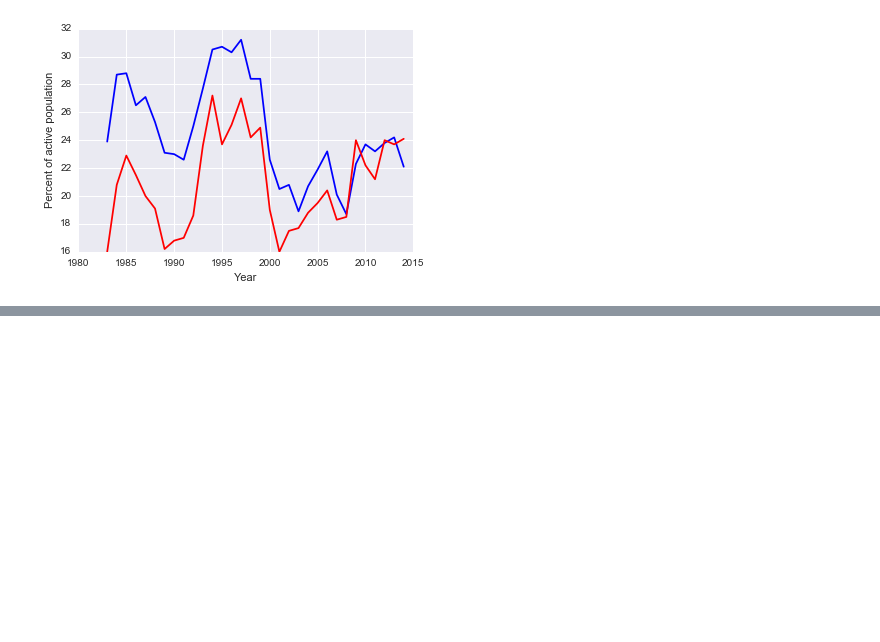
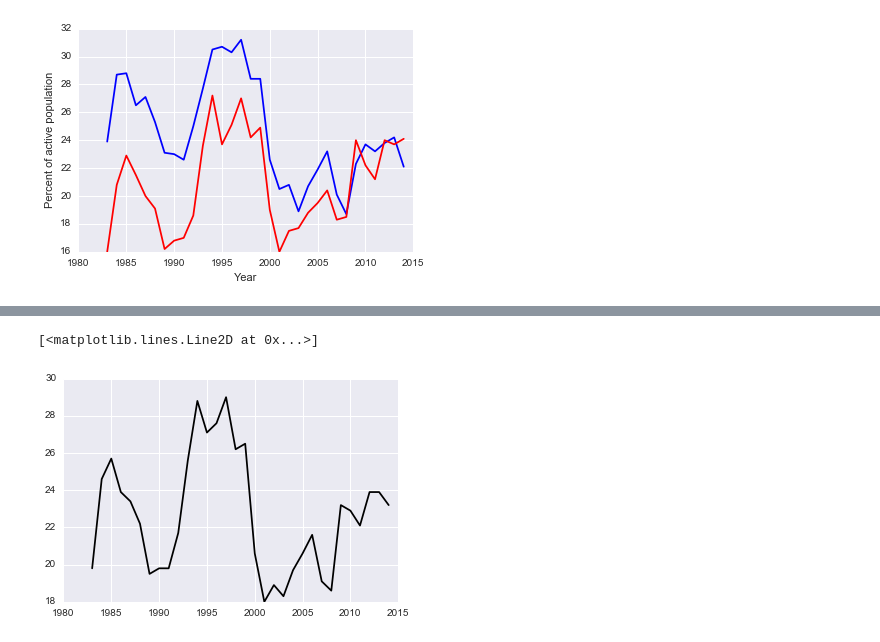
Before and after one commit to JGregoir/EuroDev, a Jupyter notebook: EuroDevUnemployment.ipynb, the cells around one changed output, grey strips where cells are left out. Drawn from its saved outputs; the diff is of its cells as text; code cells hidden in the pictures; blank space fills up the shorter version.

```diff
--- a/EuroDevUnemployment.ipynb
+++ b/EuroDevUnemployment.ipynb
@@ -51,0 +69,5 @@ dframe.shape
+# %%
+plt.plot(France_UEM_TTLY,color="k")
+# %% [output]
+[<matplotlib.lines.Line2D at 0x...>]
+[figure, added]
```
Also changed, not shown: parts of 17 cells of this notebook.
